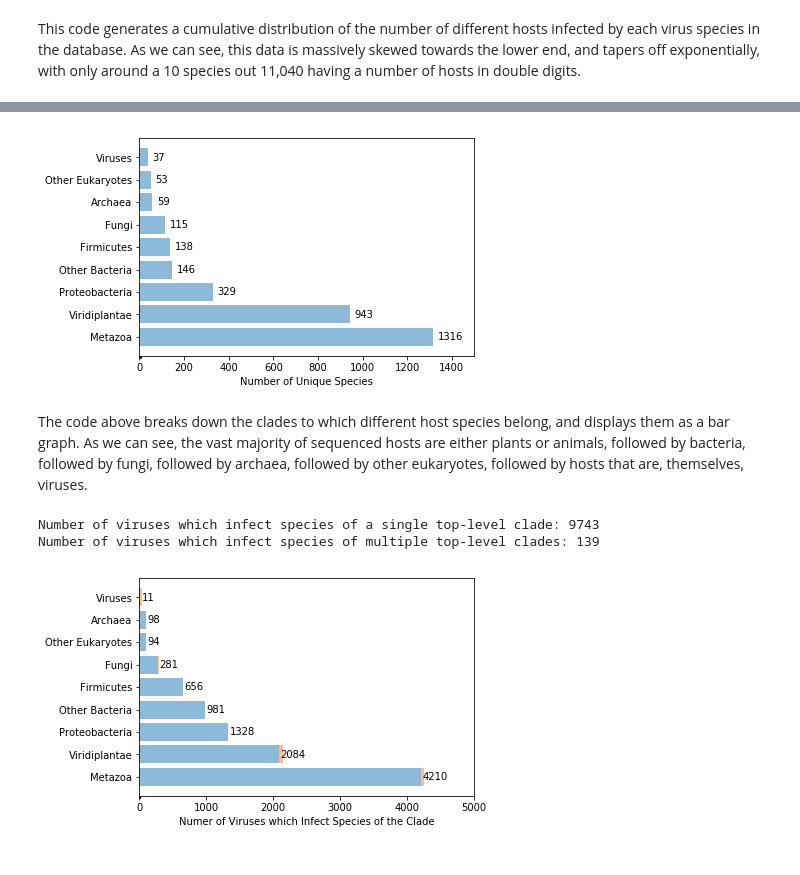
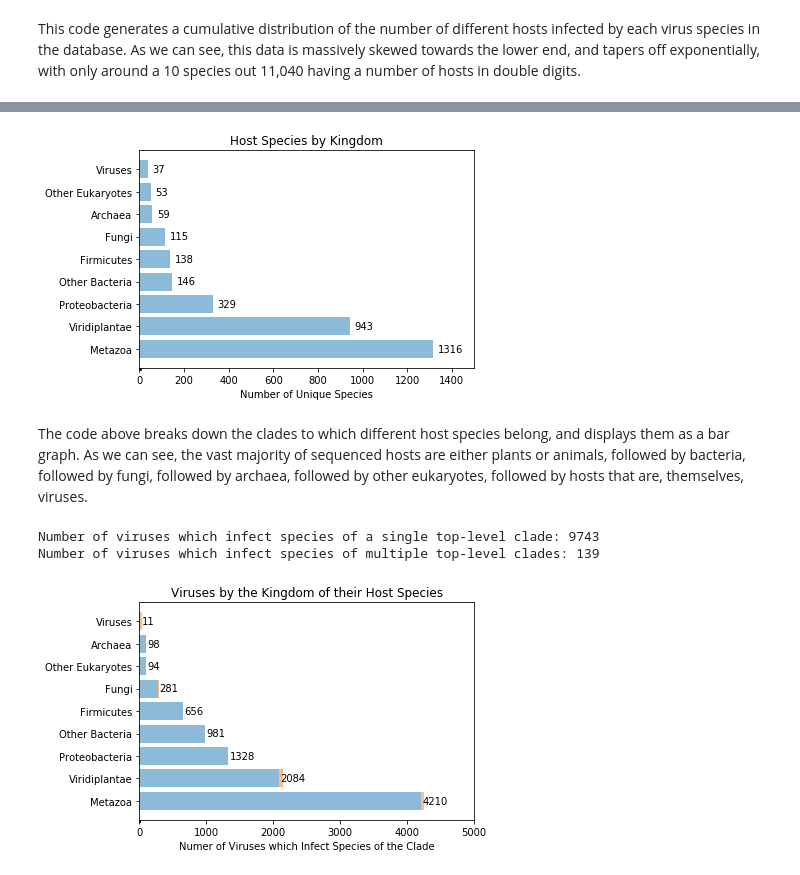
Before and after one commit to sable-cat/anthropocentric-sequencing, a Jupyter notebook: Project.ipynb, the cells around one changed output, grey strips where cells are left out. Saved outputs shown, nothing was run; the diff lists cells and outputs as text; code cells hidden in the pictures.

Commit message:
Add another chart

```diff
--- a/Project.ipynb
+++ b/Project.ipynb
@@ -165,34 +165,35 @@ def hostCladesPlot(myEntries):
 
     pcc_items = sorted(list(prunedCladeCounter.items()), key=pcc_sort, reverse=True)
 
     clades = []
     counts = []
     for (clade1, clade2), count in pcc_items:
         clade = None
         if (clade2 == 'Eukaryota'):
             clade = 'Other Eukaryotes'
         elif (clade2 == 'Bacteria'):
             clade = 'Other Bacteria'
         else:
             clade = clade2
         clades.append(clade)
         counts.append(count)
 
     fig, ax = plt.subplots()
 
     y_pos = np.arange(len(clades))
     bars = ax.barh(y_pos, counts, align='center', alpha=0.5, tick_label=clades)
     ax.set_xticks(y_pos, clades)
     ax.set_xlabel('Number of Unique Species')
     ax.set_xlim(0, 1500)
+    ax.set_title("Host Species by Kingdom")
 
     for bar in bars:
         width = bar.get_width()
         plt.text(width + 20, bar.get_y() + bar.get_height()/2., '%d' % int(width), ha='left', va='center')
 
 hostCladesPlot(myEntries)
 # %% [output]
-[figure, old version]
+[figure, new version]
 # %% [markdown]
 The code above breaks down the clades to which different host species belong, and displays them as a bar graph. As we can see, the vast majority of sequenced hosts are either plants or animals, followed by bacteria, followed by fungi, followed by archaea, followed by other eukaryotes, followed by hosts that are, themselves, viruses.
 # %%
@@ -255,6 +256,7 @@ def virusInfectsCladesPlot(myEntries):
     ax.set_xticks(y_pos, clades)
     ax.set_xlabel("Numer of Viruses which Infect Species of the Clade")
     ax.set_xlim(0, 5000)
+    ax.set_title("Viruses by the Kingdom of their Host Species")
 
     for bar in s_bars:
         width = bar.get_width()
@@ -267,7 +269,7 @@ virusInfectsCladesPlot(myEntries)
 # %% [output]
 Number of viruses which infect species of a single top-level clade: 9743
 Number of viruses which infect species of multiple top-level clades: 139
-[figure, old version]
+[figure, new version]
 # %%
 # Name records sometimes abbreviate the genus name (e.g. "A. mellifera") and sometimes contain multiple species in the format "speciesA x speciesB x ...".
 # Also, sometimes "sp." or "spp." is used instead of the name of a specific species.
```
Also changed, not shown: parts of 3 cells of this notebook.
